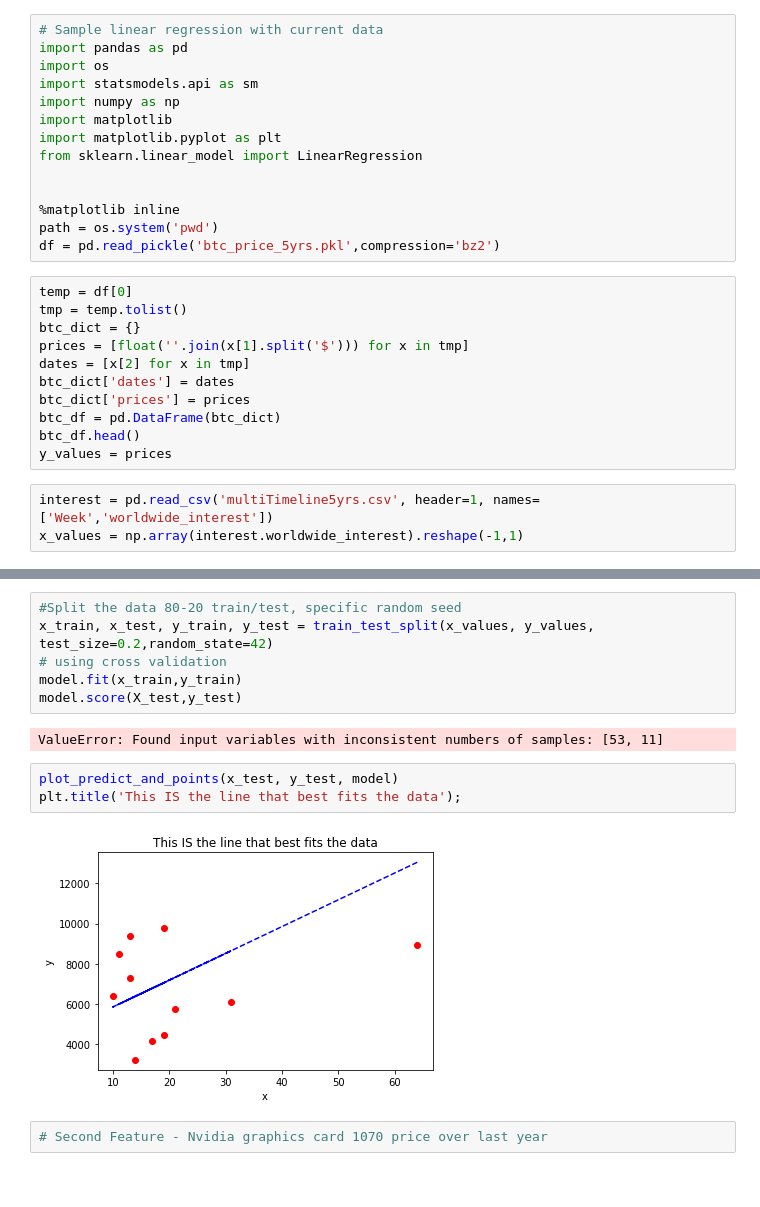
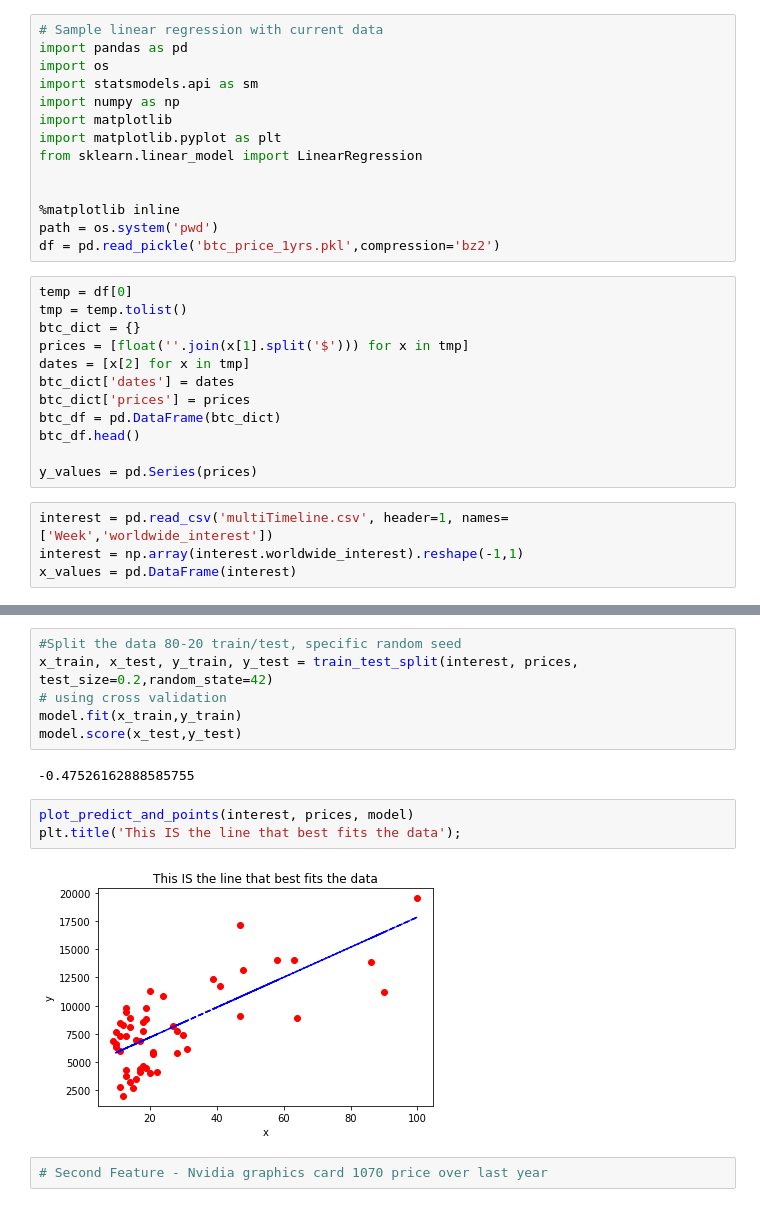
Before and after one commit to MCassetti/project_luther, a Jupyter notebook: linear_regression_2features.ipynb, the cells around one changed output, grey strips where cells are left out. Cells and saved outputs as stored; diff of their text form.

```diff
--- a/linear_regression_2features.ipynb
+++ b/linear_regression_2features.ipynb
@@ -11,7 +11,7 @@ from sklearn.linear_model import LinearRegression
 
 %matplotlib inline
 path = os.system('pwd')
-df = pd.read_pickle('btc_price_5yrs.pkl',compression='bz2')
+df = pd.read_pickle('btc_price_1yrs.pkl',compression='bz2')
 # %%
 temp = df[0]
 tmp = temp.tolist()
@@ -22,8 +22,10 @@ btc_dict['dates'] = dates
 btc_dict['prices'] = prices
 btc_df = pd.DataFrame(btc_dict)
 btc_df.head()
-y_values = prices
+
+y_values = pd.Series(prices)
 # %%
-interest = pd.read_csv('multiTimeline5yrs.csv', header=1, names=['Week','worldwide_interest'])
-x_values = np.array(interest.worldwide_interest).reshape(-1,1)
+interest = pd.read_csv('multiTimeline.csv', header=1, names=['Week','worldwide_interest'])
+interest = np.array(interest.worldwide_interest).reshape(-1,1)
+x_values = pd.DataFrame(interest)
 # %%
@@ -74,16 +80,16 @@ plt.title('This IS the line that best fits the data');
 # %%
 #Split the data 80-20 train/test, specific random seed
-x_train, x_test, y_train, y_test = train_test_split(x_values, y_values, test_size=0.2,random_state=42)
+x_train, x_test, y_train, y_test = train_test_split(interest, prices, test_size=0.2,random_state=42)
 # using cross validation
 model.fit(x_train,y_train)
-model.score(X_test,y_test)
+model.score(x_test,y_test)
 # %% [output]
-ValueError: Found input variables with inconsistent numbers of samples: [53, 11]
+-0.47526162888585755
 # %%
-plot_predict_and_points(x_test, y_test, model)
+plot_predict_and_points(interest, prices, model)
 plt.title('This IS the line that best fits the data');
 # %% [output]
-[figure, old version]
+[figure, new version]
 # %%
 # Second Feature - Nvidia graphics card 1070 price over last year
 # %%
```
Also changed, not shown: parts of 12 cells of this notebook, 3 other files.
